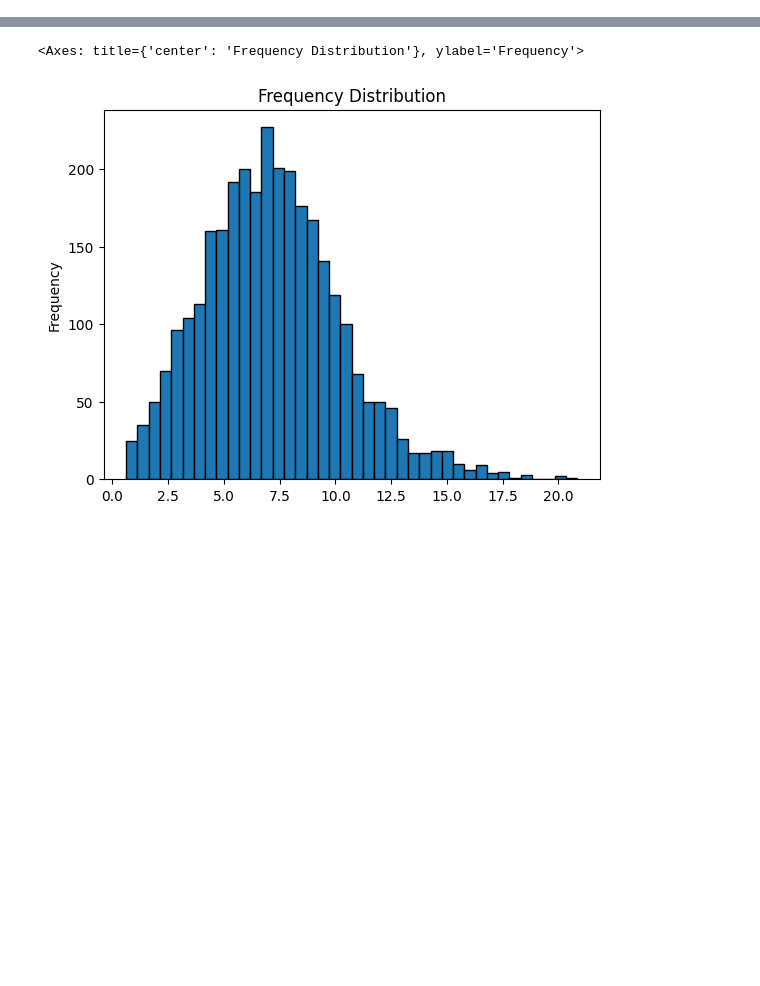
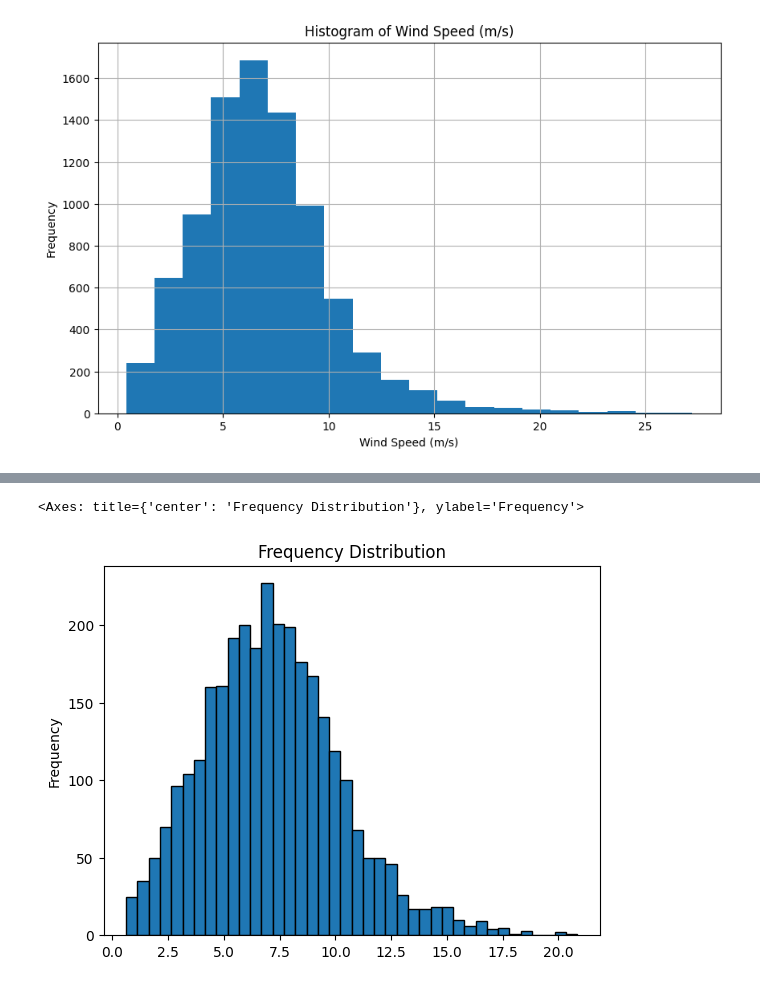
Before and after one commit to Manuel3567/master-thesis, a Jupyter notebook: notebooks/003_merra.ipynb, the cells around one changed output, grey strips where cells are left out. Saved outputs shown, nothing was run; the diff lists cells and outputs as text; code cells hidden in the pictures; blank space fills up the shorter version.

```diff
--- a/notebooks/003_merra.ipynb
+++ b/notebooks/003_merra.ipynb
@@ -14,0 +29,3 @@ File already exists, skipping download: ../data/raw/merra2//merra2_13.125_53.0_2
+# %%
+weather_2022 = load_merra(start_date='2022-01-01', end_date= '2022-12-31')
+weather_2022
@@ -14,0 +70,8 @@ File already exists, skipping download: ../data/raw/merra2//merra2_13.125_53.0_2
+# %%
+weather_2022['wind_speed (m/s)'].hist(bins=20, figsize=(10, 6))
+plt.title('Histogram of Wind Speed (m/s)')
+plt.xlabel('Wind Speed (m/s)')
+plt.ylabel('Frequency')
+plt.show()
+# %% [output]
+[figure, added]
```
Also changed, not shown: parts of 10 cells of this notebook, 14 other files.
